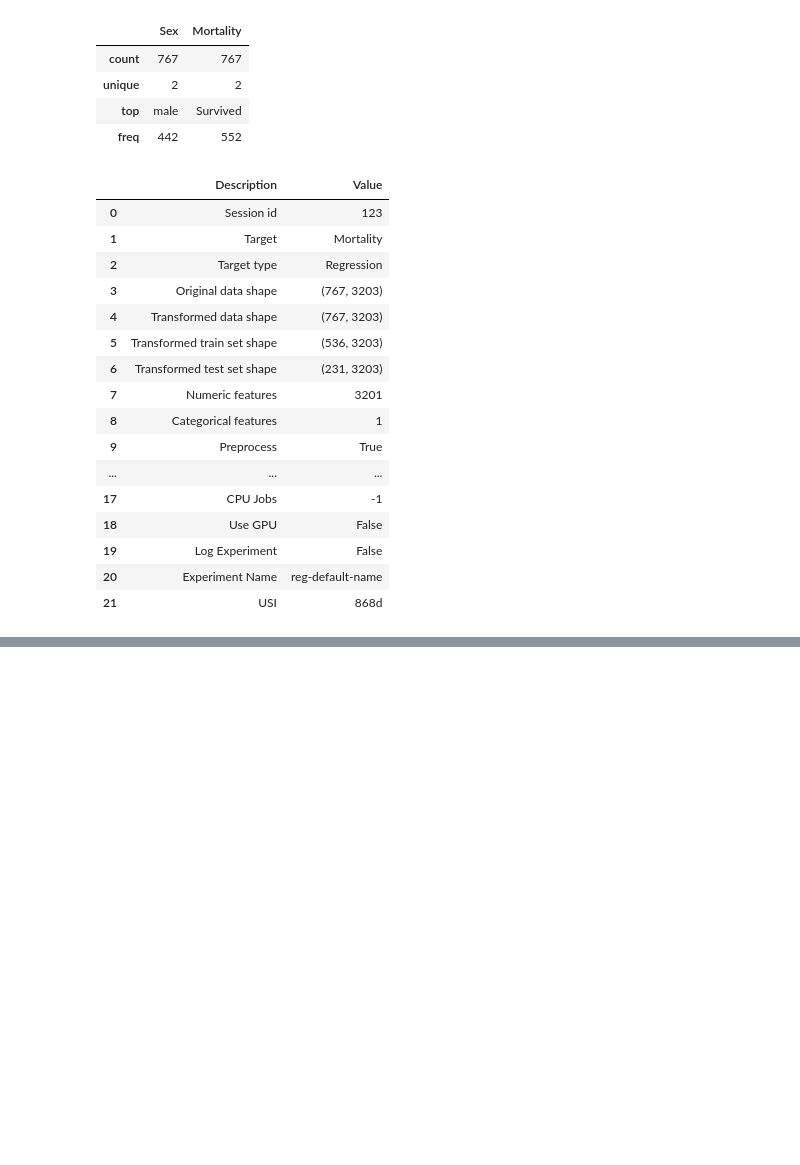
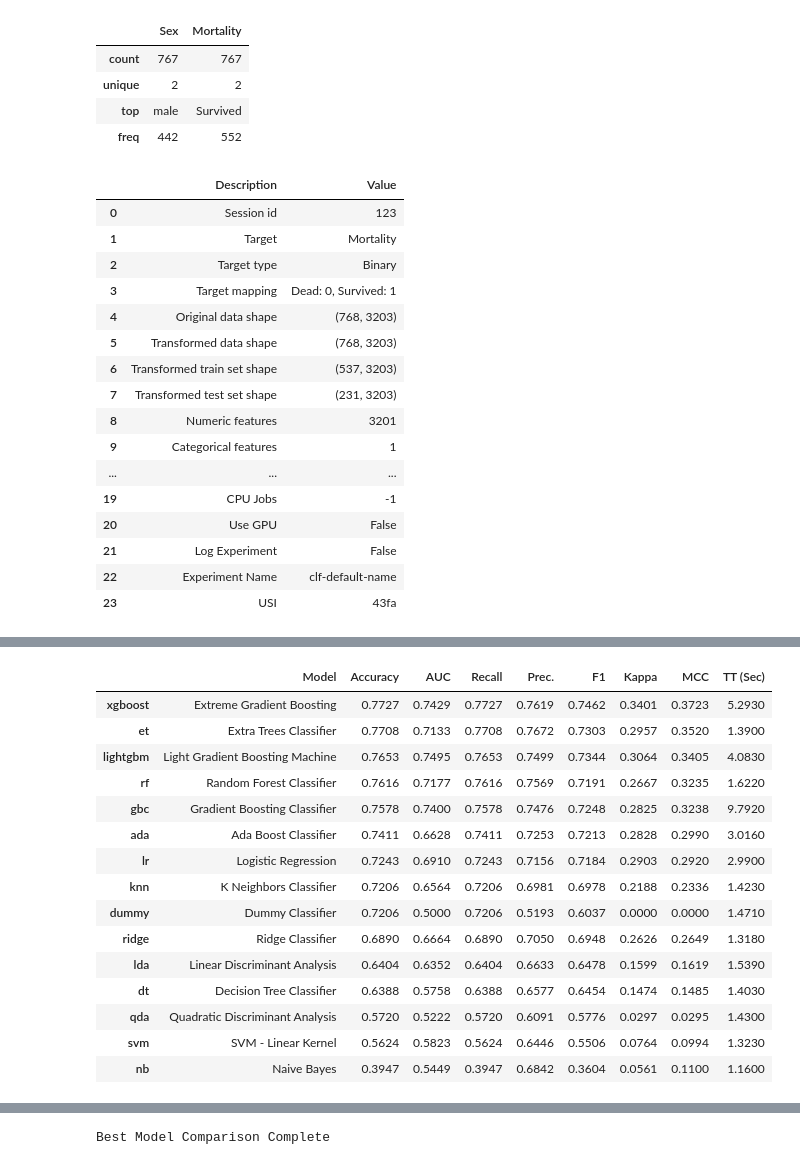
Before and after one commit to shakil2490/Sepsis_Mortality_Prediction_Transcriptomics_ML, a Jupyter notebook: sepsis_mortality_prediction.ipynb, the cells around one changed output, grey strips where cells are left out. Drawn from its saved outputs; the diff is of its cells as text; code cells hidden in the pictures; blank space fills up the shorter version.

```diff
--- a/sepsis_mortality_prediction.ipynb
+++ b/sepsis_mortality_prediction.ipynb
@@ -132,20 +129,29 @@ from pycaret.regression import *
-# %%
-model= setup(data, target = 'Mortality', session_id = 123)
-# %% [output]
-|  | Description | Value |
-| 0 | Session id | 123 |
-| 1 | Target | Mortality |
-| 2 | Target type | Regression |
-| 3 | Original data shape | (767, 3203) |
-| 4 | Transformed data shape | (767, 3203) |
-| 5 | Transformed train set shape | (536, 3203) |
-| 6 | Transformed test set shape | (231, 3203) |
-| 7 | Numeric features | 3201 |
-| 8 | Categorical features | 1 |
-| 9 | Preprocess | True |
-| ... | ... | ... |
-| 17 | CPU Jobs | -1 |
-| 18 | Use GPU | False |
-| 19 | Log Experiment | False |
-| 20 | Experiment Name | reg-default-name |
-| 21 | USI | 868d |
+# %%
+from pycaret.classification import *
+
+# Setup the PyCaret environment
+model = setup(data=data, target='Mortality', session_id=123)
+
+# Compare models
+best_models = compare_models(sort='Accuracy')  # Default is accuracy; you can sort by precision, recall, etc.
+
+# Display additional metrics for the best model
+print("Best Model Comparison Complete")
+# %% [output]
+|  | Description | Value |
+| 0 | Session id | 123 |
+| 1 | Target | Mortality |
+| 2 | Target type | Binary |
+| 3 | Target mapping | Dead: 0, Survived: 1 |
+| 4 | Original data shape | (768, 3203) |
+| 5 | Transformed data shape | (768, 3203) |
+| 6 | Transformed train set shape | (537, 3203) |
+| 7 | Transformed test set shape | (231, 3203) |
+| 8 | Numeric features | 3201 |
+| 9 | Categorical features | 1 |
+| ... | ... | ... |
+| 19 | CPU Jobs | -1 |
+| 20 | Use GPU | False |
+| 21 | Log Experiment | False |
+| 22 | Experiment Name | clf-default-name |
+| 23 | USI | 43fa |
@@ -151,0 +159,16 @@ model= setup(data, target = 'Mortality', session_id = 123)
+|  | Model | Accuracy | AUC | Recall | Prec. | F1 | Kappa | MCC | TT (Sec) |
+| xgboost | Extreme Gradient Boosting | 0.7727 | 0.7429 | 0.7727 | 0.7619 | 0.7462 | 0.3401 | 0.3723 | 5.2930 |
+| et | Extra Trees Classifier | 0.7708 | 0.7133 | 0.7708 | 0.7672 | 0.7303 | 0.2957 | 0.3520 | 1.3900 |
+| lightgbm | Light Gradient Boosting Machine | 0.7653 | 0.7495 | 0.7653 | 0.7499 | 0.7344 | 0.3064 | 0.3405 | 4.0830 |
+| rf | Random Forest Classifier | 0.7616 | 0.7177 | 0.7616 | 0.7569 | 0.7191 | 0.2667 | 0.3235 | 1.6220 |
+| gbc | Gradient Boosting Classifier | 0.7578 | 0.7400 | 0.7578 | 0.7476 | 0.7248 | 0.2825 | 0.3238 | 9.7920 |
+| ada | Ada Boost Classifier | 0.7411 | 0.6628 | 0.7411 | 0.7253 | 0.7213 | 0.2828 | 0.2990 | 3.0160 |
+| lr | Logistic Regression | 0.7243 | 0.6910 | 0.7243 | 0.7156 | 0.7184 | 0.2903 | 0.2920 | 2.9900 |
+| knn | K Neighbors Classifier | 0.7206 | 0.6564 | 0.7206 | 0.6981 | 0.6978 | 0.2188 | 0.2336 | 1.4230 |
+| dummy | Dummy Classifier | 0.7206 | 0.5000 | 0.7206 | 0.5193 | 0.6037 | 0.0000 | 0.0000 | 1.4710 |
+| ridge | Ridge Classifier | 0.6890 | 0.6664 | 0.6890 | 0.7050 | 0.6948 | 0.2626 | 0.2649 | 1.3180 |
+| lda | Linear Discriminant Analysis | 0.6404 | 0.6352 | 0.6404 | 0.6633 | 0.6478 | 0.1599 | 0.1619 | 1.5390 |
+| dt | Decision Tree Classifier | 0.6388 | 0.5758 | 0.6388 | 0.6577 | 0.6454 | 0.1474 | 0.1485 | 1.4030 |
+| qda | Quadratic Discriminant Analysis | 0.5720 | 0.5222 | 0.5720 | 0.6091 | 0.5776 | 0.0297 | 0.0295 | 1.4300 |
+| svm | SVM - Linear Kernel | 0.5624 | 0.5823 | 0.5624 | 0.6446 | 0.5506 | 0.0764 | 0.0994 | 1.3230 |
+| nb | Naive Bayes | 0.3947 | 0.5449 | 0.3947 | 0.6842 | 0.3604 | 0.0561 | 0.1100 | 1.1600 |
@@ -151,0 +176 @@ model= setup(data, target = 'Mortality', session_id = 123)
+Best Model Comparison Complete
```
Also changed, not shown: parts of 4 cells of this notebook, 1 other file.
